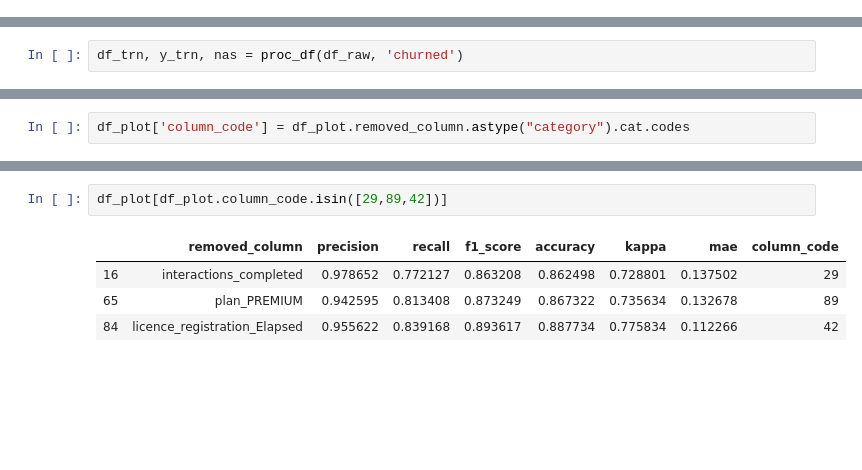
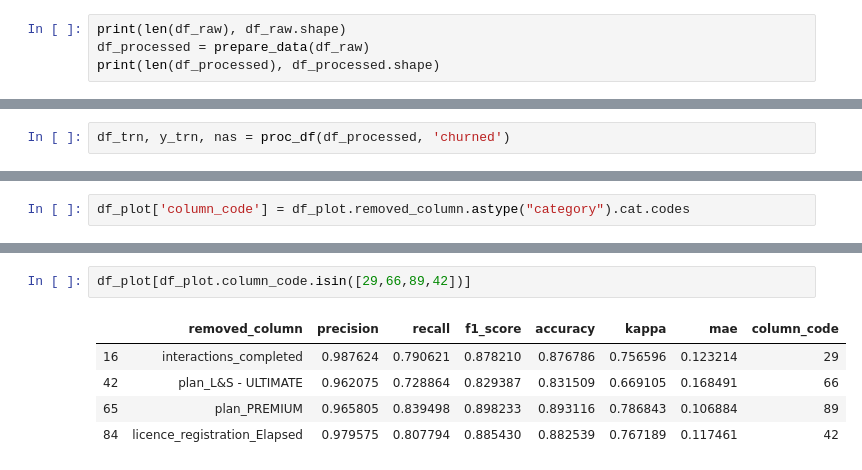
Before and after one commit to justinhennessy/100-days-of-code, a Jupyter notebook: project/project.ipynb, the cells around one changed output, grey strips where cells are left out. Cells and saved outputs as stored; diff of their text form; blank space fills up the shorter version.

```diff
--- a/project/project.ipynb
+++ b/project/project.ipynb
@@ -225,0 +297,4 @@ train_cats(df_raw)
+# %%
+print(len(df_raw), df_raw.shape)
+df_processed = prepare_data(df_raw)
+print(len(df_processed), df_processed.shape)
@@ -226,5 +304,5 @@ train_cats(df_raw)
 # %%
-df_trn, y_trn, nas = proc_df(df_raw, 'churned')
+df_trn, y_trn, nas = proc_df(df_processed, 'churned')
 # %%
 graph_corr(df_trn)
 # %% [output]
@@ -411,9 +492,10 @@ df_plot.hvplot(x='column_code', y=['recall', 'f1_score', 'accuracy', 'kappa', 'm
 # %% [output]
 [interactive output not drawn]
 # %%
-df_plot[df_plot.column_code.isin([29,89,42])]
+df_plot[df_plot.column_code.isin([29,66,89,42])]
 # %% [output]
 |  | removed_column | precision | recall | f1_score | accuracy | kappa | mae | column_code |
-| 16 | interactions_completed | 0.978652 | 0.772127 | 0.863208 | 0.862498 | 0.728801 | 0.137502 | 29 |
-| 65 | plan_PREMIUM | 0.942595 | 0.813408 | 0.873249 | 0.867322 | 0.735634 | 0.132678 | 89 |
-| 84 | licence_registration_Elapsed | 0.955622 | 0.839168 | 0.893617 | 0.887734 | 0.775834 | 0.112266 | 42 |
+| 16 | interactions_completed | 0.987624 | 0.790621 | 0.878210 | 0.876786 | 0.756596 | 0.123214 | 29 |
+| 42 | plan_L&S - ULTIMATE | 0.962075 | 0.728864 | 0.829387 | 0.831509 | 0.669105 | 0.168491 | 66 |
+| 65 | plan_PREMIUM | 0.965805 | 0.839498 | 0.898233 | 0.893116 | 0.786843 | 0.106884 | 89 |
+| 84 | licence_registration_Elapsed | 0.979575 | 0.807794 | 0.885430 | 0.882539 | 0.767189 | 0.117461 | 42 |
```
Also changed, not shown: parts of 29 cells of this notebook, 4 other files.
